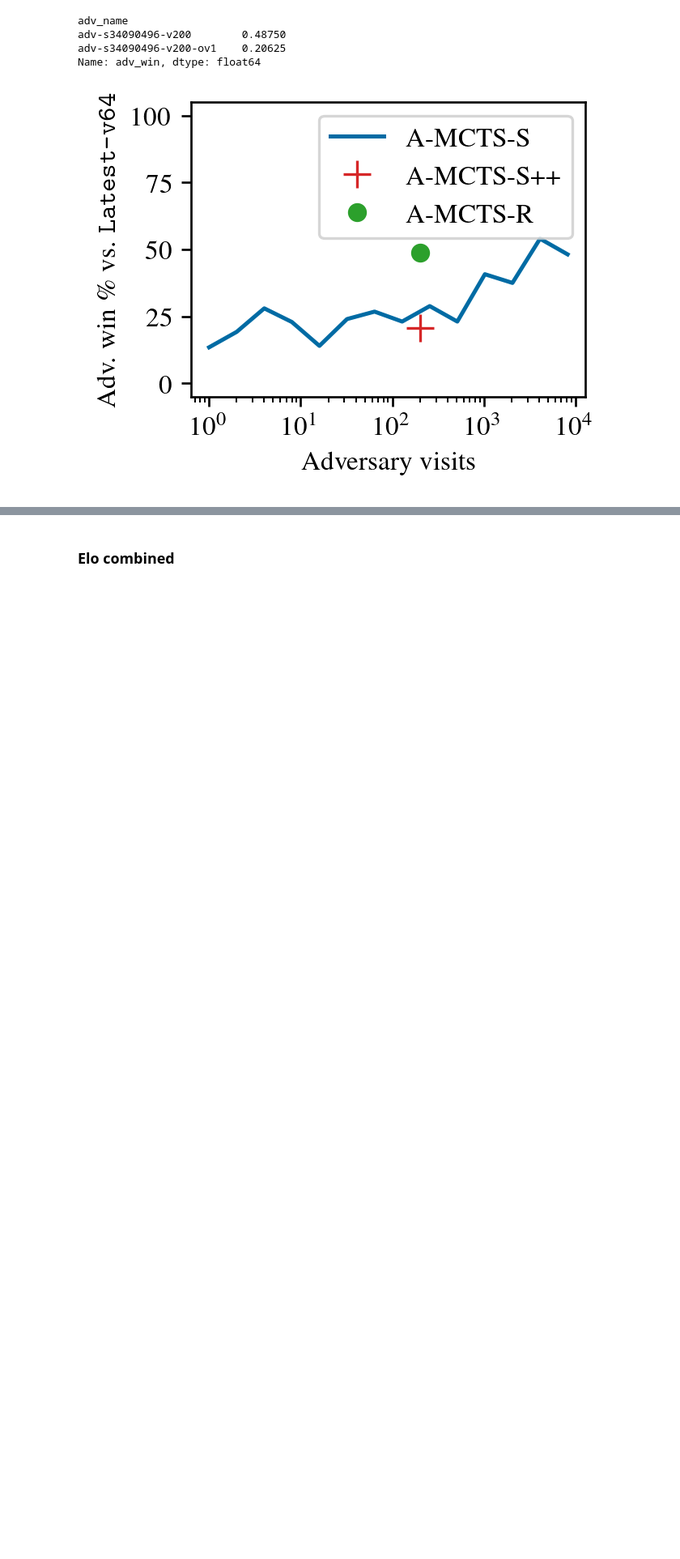
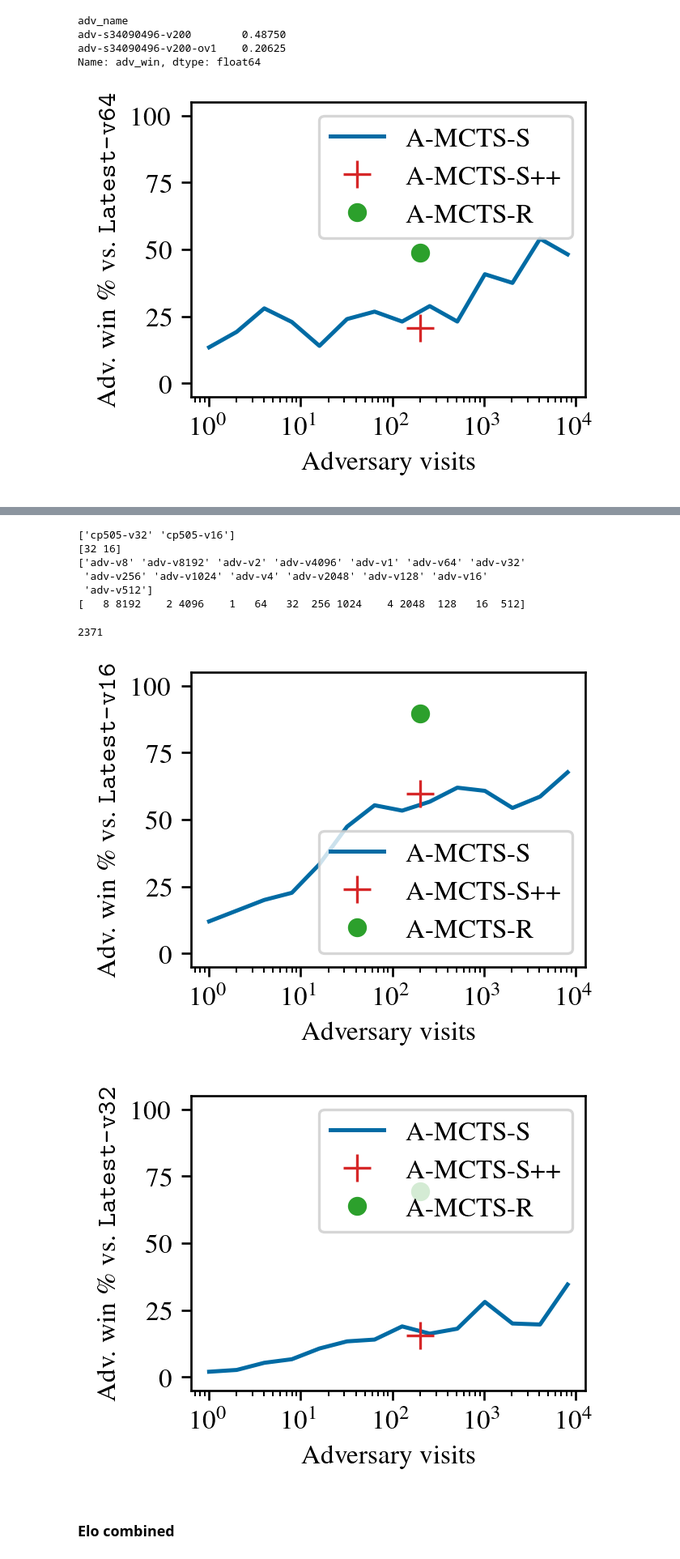
Before and after one commit to AlignmentResearch/KataGoVisualizer, a Jupyter notebook: notebooks/notebooks/iclr2022/plots.ipynb, the cells around one changed output, grey strips where cells are left out. Shown at 81% size. Cells and saved outputs as stored; diff of their text form; code cells hidden in the pictures; blank space fills up the shorter version.

```diff
--- a/notebooks/notebooks/iclr2022/plots.ipynb
+++ b/notebooks/notebooks/iclr2022/plots.ipynb
@@ -568,3 +652,81 @@ plt.savefig("adv-vs-cp505-vary-visits2.pgf", backend="pgf")
+# %%
+print(df.victim_name.unique())
+print(df.victim_visits.unique())
+print(df.adv_name.unique())
+print(df.adv_visits.unique())
+# %% [output]
+['cp505-v32' 'cp505-v16']
+[32 16]
+['adv-v8' 'adv-v8192' 'adv-v2' 'adv-v4096' 'adv-v1' 'adv-v64' 'adv-v32'
+ 'adv-v256' 'adv-v1024' 'adv-v4' 'adv-v2048' 'adv-v128' 'adv-v16'
+ 'adv-v512']
+[   8 8192    2 4096    1   64   32  256 1024    4 2048  128   16  512]
+# %%
+# this should be /nas/ucb/k8/go-attack/match/ttseng-hard-adv-v-sweep-v16-v32-20221109-102538
+# but I'm running this locally
+sgf_paths2 = game_info.find_sgf_files(pathlib.Path("/Users/t/code/far/data/ttseng-hard-vic-v-sweep-20221108-182437"))
+game_infos = list(game_info.read_and_parse_all_files(
+    sgf_paths2,
+    fast_parse=True,
+))
+
+df2 = pd.DataFrame(game_infos)
+parse_for_match(df2)
+len(df2)
+# %% [output]
+2371
+# %%
+def make_plot(victim_visits):
+    assert victim_visits in [16, 32]
+    visit_query = f"victim_visits == {victim_visits}"
+    gb = df2.query(visit_query).groupby("adv_name").mean(numeric_only=True).adv_win
+
+    fig, ax = plt.subplots(
+        1,
+        1,
+        constrained_layout=True,
+        figsize=(2.64049, 2),
+        dpi=240,
+        gridspec_kw={"height_ratios": [10]},
+    )
+
+    (100 * df.query(visit_query).groupby("adv_visits").mean(numeric_only=True).adv_win).plot(label="A-MCTS-S")
+
+    plt.plot(
+        200,
+        100 * gb["adv-s349284096-v200-ov1"],
+        "+",
+        label="A-MCTS-S++",
+        markersize=10,
+        color="tab:red"
+    )
+
+    plt.plot(
+        200,
+        100 * gb["adv-s349284096-v200"],
+        "o",
+        label="A-MCTS-R",
+        markersize=6,
+        color="tab:green"
+    )
+
+    plt.ylim(-5, 105)
+    plt.xscale("log")
+
+    # https://stackoverflow.com/a/73094650/1337463
+    from matplotlib import ticker as mticker
+    ax.xaxis.set_major_locator(mticker.LogLocator(numticks=999))
+    ax.xaxis.set_minor_locator(mticker.LogLocator(numticks=999, subs="auto"))
+
+    plt.xlabel(f"Adversary visits")
+    plt.ylabel(f"Adv. win \\% vs. $\\texttt{{Latest-v{victim_visits}}}$")
+    plt.legend();
+    plt.savefig(f"adv-vs-cp505h-v{victim_visits}-vary-adv-visits.svg")
+make_plot(16)
+make_plot(32)
+# %% [output]
+[figure, added]
+[figure, added]
 # %% [markdown]
 ### Elo combined
 # %%
```
Also changed, not shown: parts of 7 cells of this notebook.
